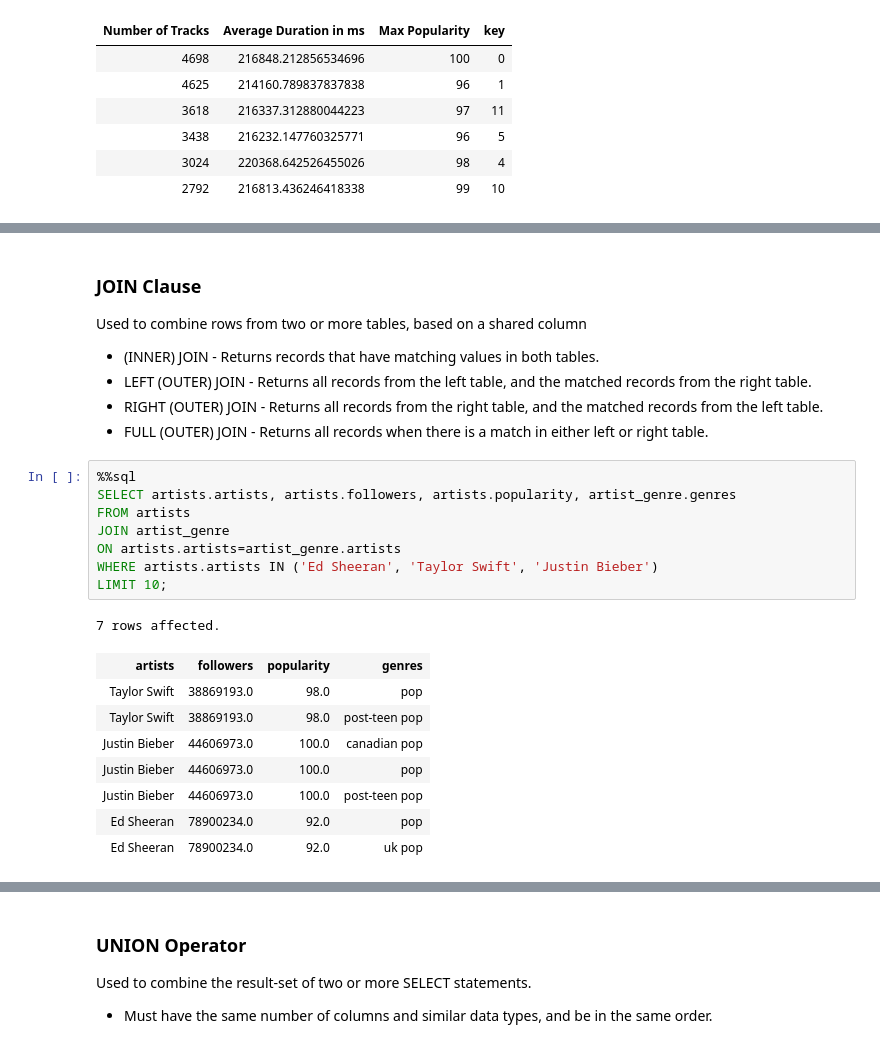
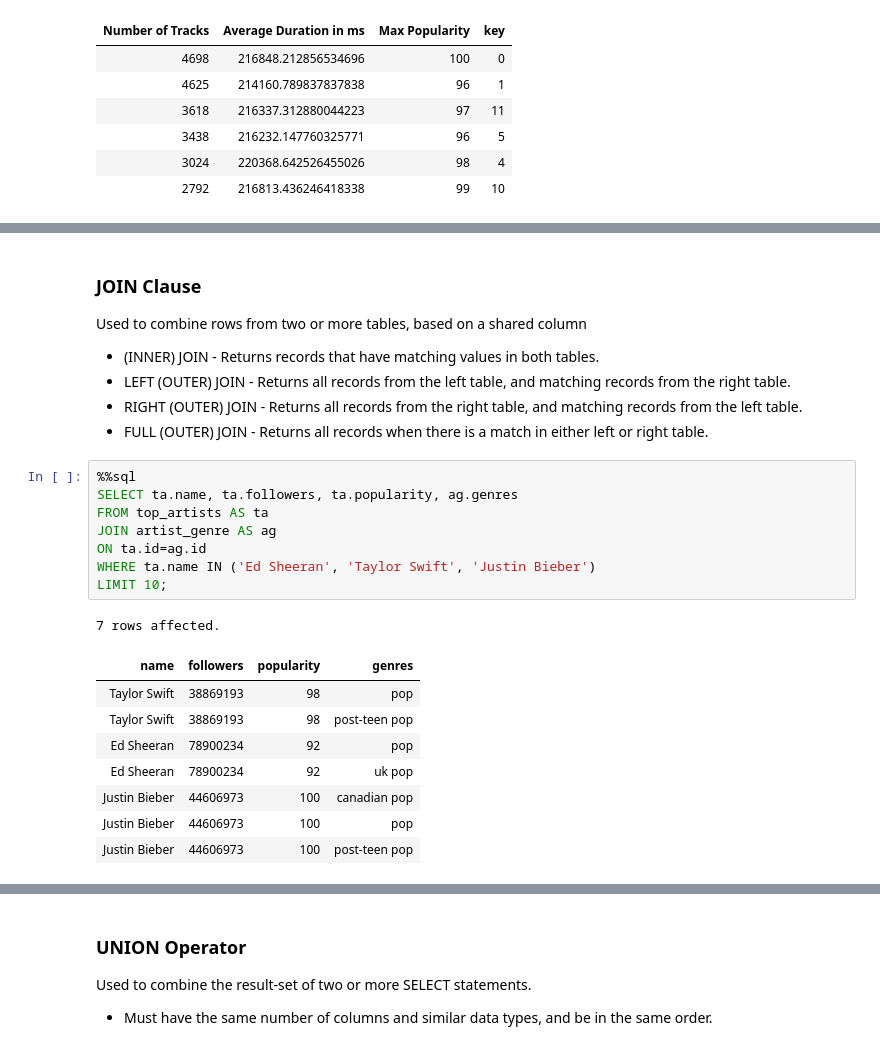
Before and after one commit to KevinKronk/sql-walkthrough-spotify, a Jupyter notebook: sql-walkthrough-spotify.ipynb, the cells around one changed output, grey strips where cells are left out. Drawn from its saved outputs; the diff is of its cells as text.

```diff
--- a/sql-walkthrough-spotify.ipynb
+++ b/sql-walkthrough-spotify.ipynb
@@ -682,26 +682,26 @@ LIMIT 15;
 Used to combine rows from two or more tables, based on a shared column
 
 - (INNER) JOIN - Returns records that have matching values in both tables.
-- LEFT (OUTER) JOIN - Returns all records from the left table, and the matched records from the right table.
-- RIGHT (OUTER) JOIN - Returns all records from the right table, and the matched records from the left table.
+- LEFT (OUTER) JOIN - Returns all records from the left table, and matching records from the right table.
+- RIGHT (OUTER) JOIN - Returns all records from the right table, and matching records from the left table.
 - FULL (OUTER) JOIN - Returns all records when there is a match in either left or right table.
 # %%
 %%sql
-SELECT artists.artists, artists.followers, artists.popularity, artist_genre.genres
-FROM artists
-JOIN artist_genre
-ON artists.artists=artist_genre.artists
-WHERE artists.artists IN ('Ed Sheeran', 'Taylor Swift', 'Justin Bieber')
+SELECT ta.name, ta.followers, ta.popularity, ag.genres
+FROM top_artists AS ta
+JOIN artist_genre AS ag
+ON ta.id=ag.id
+WHERE ta.name IN ('Ed Sheeran', 'Taylor Swift', 'Justin Bieber')
 LIMIT 10;
 # %% [output]
 7 rows affected.
-| artists | followers | popularity | genres |
-| Taylor Swift | 38869193.0 | 98.0 | pop |
-| Taylor Swift | 38869193.0 | 98.0 | post-teen pop |
-| Justin Bieber | 44606973.0 | 100.0 | canadian pop |
-| Justin Bieber | 44606973.0 | 100.0 | pop |
-| Justin Bieber | 44606973.0 | 100.0 | post-teen pop |
-| Ed Sheeran | 78900234.0 | 92.0 | pop |
-| Ed Sheeran | 78900234.0 | 92.0 | uk pop |
+| name | followers | popularity | genres |
+| Taylor Swift | 38869193 | 98 | pop |
+| Taylor Swift | 38869193 | 98 | post-teen pop |
+| Ed Sheeran | 78900234 | 92 | pop |
+| Ed Sheeran | 78900234 | 92 | uk pop |
+| Justin Bieber | 44606973 | 100 | canadian pop |
+| Justin Bieber | 44606973 | 100 | pop |
+| Justin Bieber | 44606973 | 100 | post-teen pop |
 # %%
 %%sql
```
Also changed, not shown: parts of 14 cells of this notebook.
